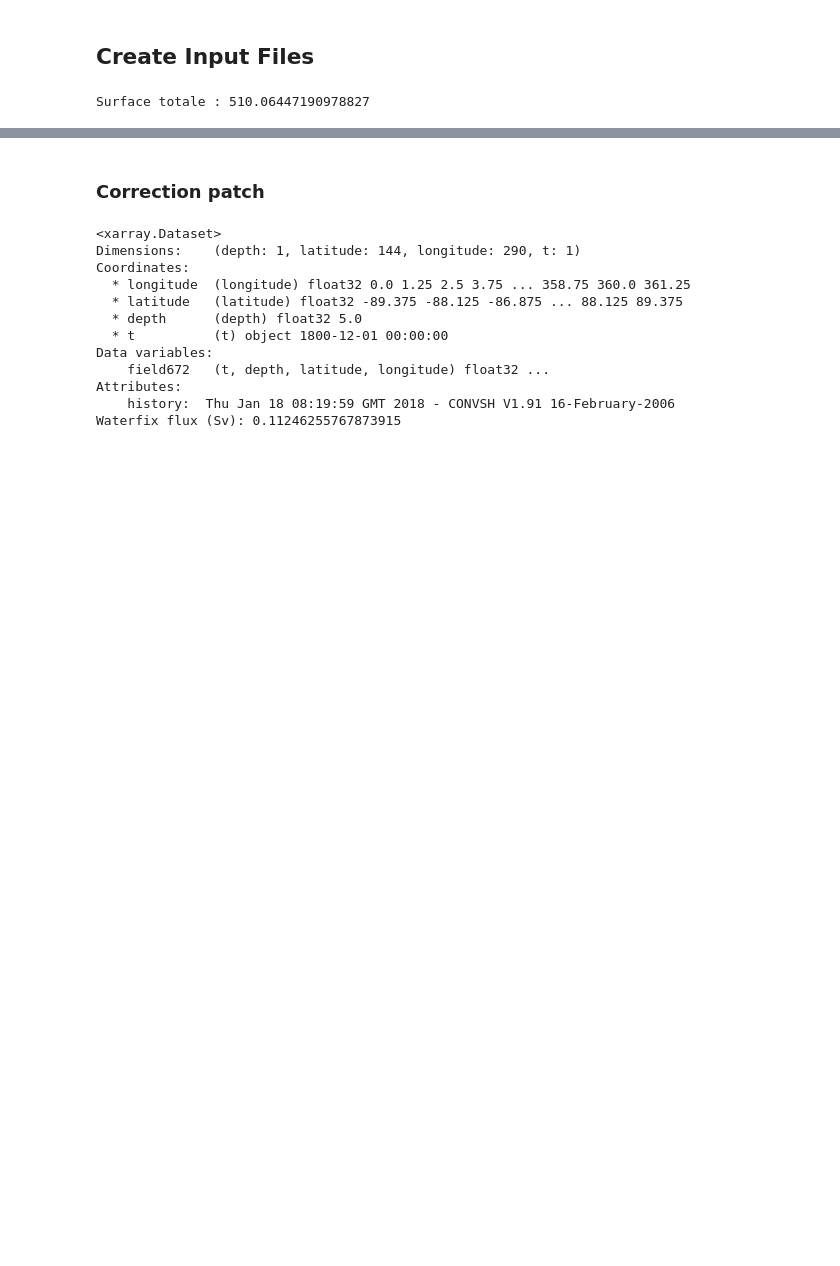
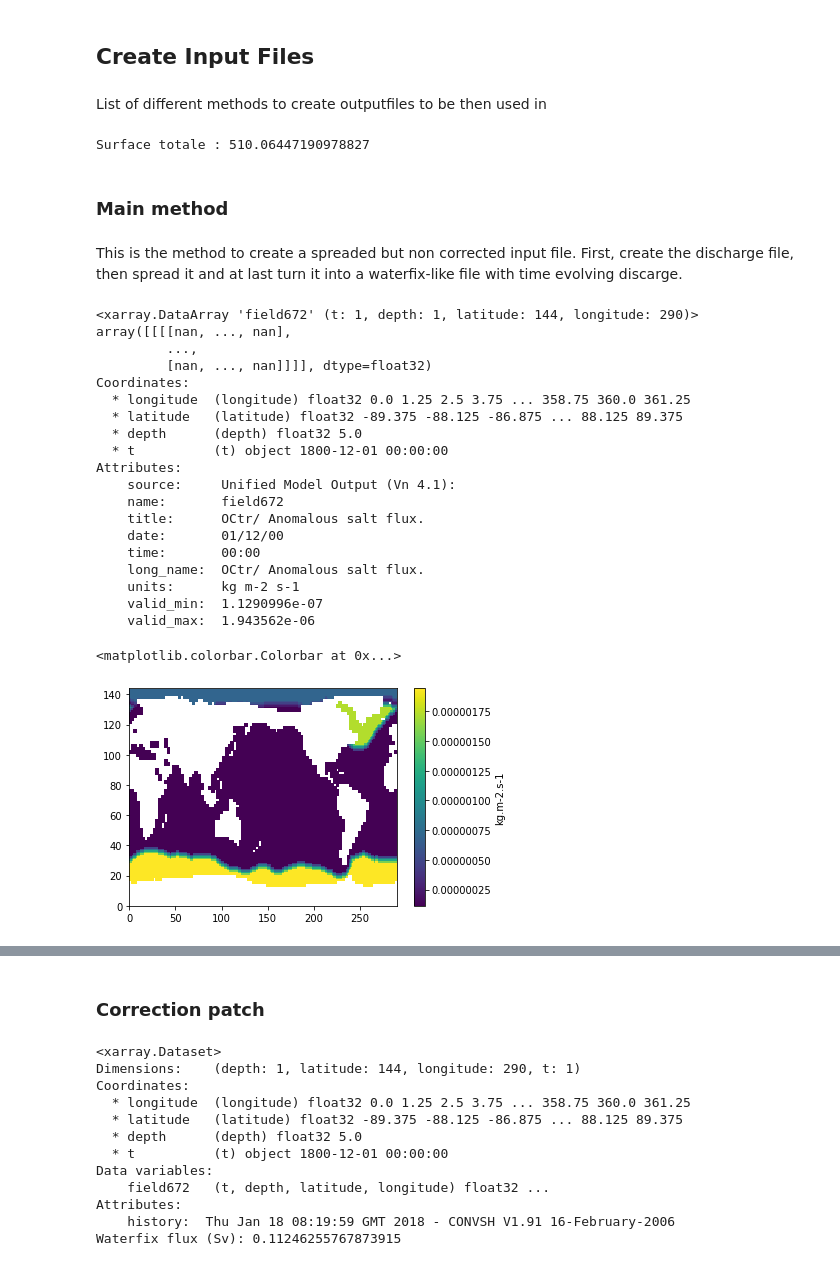
Before and after one commit to Olnavy/mw_protocol, a Jupyter notebook: demo/create_input.ipynb, the cells around one changed output, grey strips where cells are left out. Cells and saved outputs as stored; diff of their text form; code cells hidden in the pictures; blank space fills up the shorter version.

```diff
--- a/demo/create_input.ipynb
+++ b/demo/create_input.ipynb
@@ -19,6 +19,8 @@ import pylaeoclim_leeds.hadcm3_processing as hadcm3
 import pylaeoclim_leeds.util_hadcm3 as util
 # %% [markdown]
 ## Create Input Files
+# %% [markdown]
+List of different methods to create outputfiles to be then used in
 # %%
 ds_ref = xr.open_dataset('/nfs/see-fs-01_users/eeymr/dump2hold/xoupa/pg/xoupao#pg000003000c1+.nc')
 surface = tb.surface_matrix(ds_ref.longitude,ds_ref.latitude)
@@ -27,3 +29,38 @@ print(f"Surface totale : {surface_total*10**-12}")
 ro = 1000
 # %% [output]
 Surface totale : 510.06447190978827
+# %% [markdown]
+### Main method
+# %% [markdown]
+This is the method to create a spreaded but non corrected input file. First, create the discharge file, then spread it and at last turn it into a waterfix-like file with time evolving discarge.
+# %%
+ds_hice = xr.open_dataset('/nfs/annie/eeymr/work/data/glac_mw/GLAC1DHiceF26.nc')
+ds_pointer = xr.open_dataset('/nfs/annie/eeymr/work/data/glac_mw/GLAC1DdrainagePointerF26ka.nc')
+ds_wfix = xr.open_dataset("/nfs/annie/earpal/database/experiments/temev/inidata/temev.qrparm.waterfix.nc")
+ds_lsm = xr.open_dataset("/nfs/annie/earpal/database/experiments/temev/inidata/temev.qrparm.omask.nc")
+# %%
+print(ds_wfix.field672)
+plt.pcolormesh(ds_wfix.field672.isel(t=0).isel(depth=0))
+plt.colorbar(label="kg.m-2.s-1")
+# %% [output]
+<xarray.DataArray 'field672' (t: 1, depth: 1, latitude: 144, longitude: 290)>
+array([[[[nan, ..., nan],
+         ...,
+         [nan, ..., nan]]]], dtype=float32)
+Coordinates:
+  * longitude  (longitude) float32 0.0 1.25 2.5 3.75 ... 358.75 360.0 361.25
+  * latitude   (latitude) float32 -89.375 -88.125 -86.875 ... 88.125 89.375
+  * depth      (depth) float32 5.0
+  * t          (t) object 1800-12-01 00:00:00
+Attributes:
+    source:     Unified Model Output (Vn 4.1):
+    name:       field672
+    title:      OCtr/ Anomalous salt flux.
+    date:       01/12/00
+    time:       00:00
+    long_name:  OCtr/ Anomalous salt flux.
+    units:      kg m-2 s-1
+    valid_min:  1.1290996e-07
+    valid_max:  1.943562e-06
+<matplotlib.colorbar.Colorbar at 0x...>
+[figure, added]
```
Also changed, not shown: parts of 48 cells of this notebook, 6 other files.
